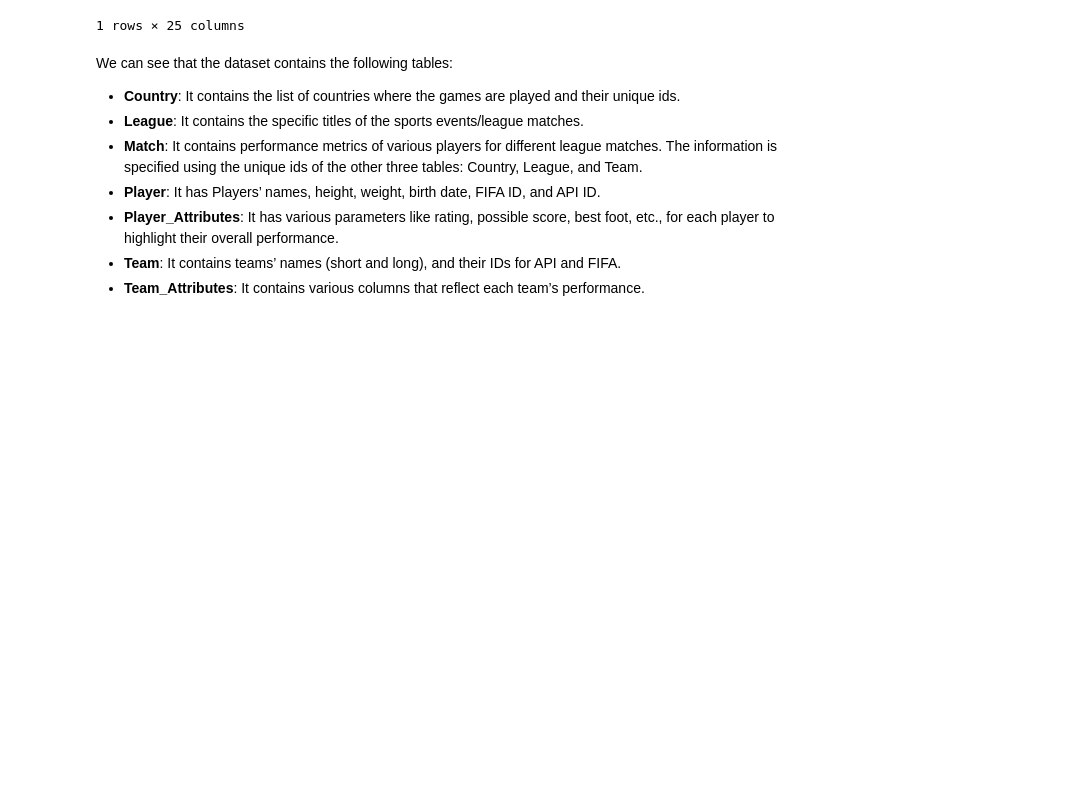
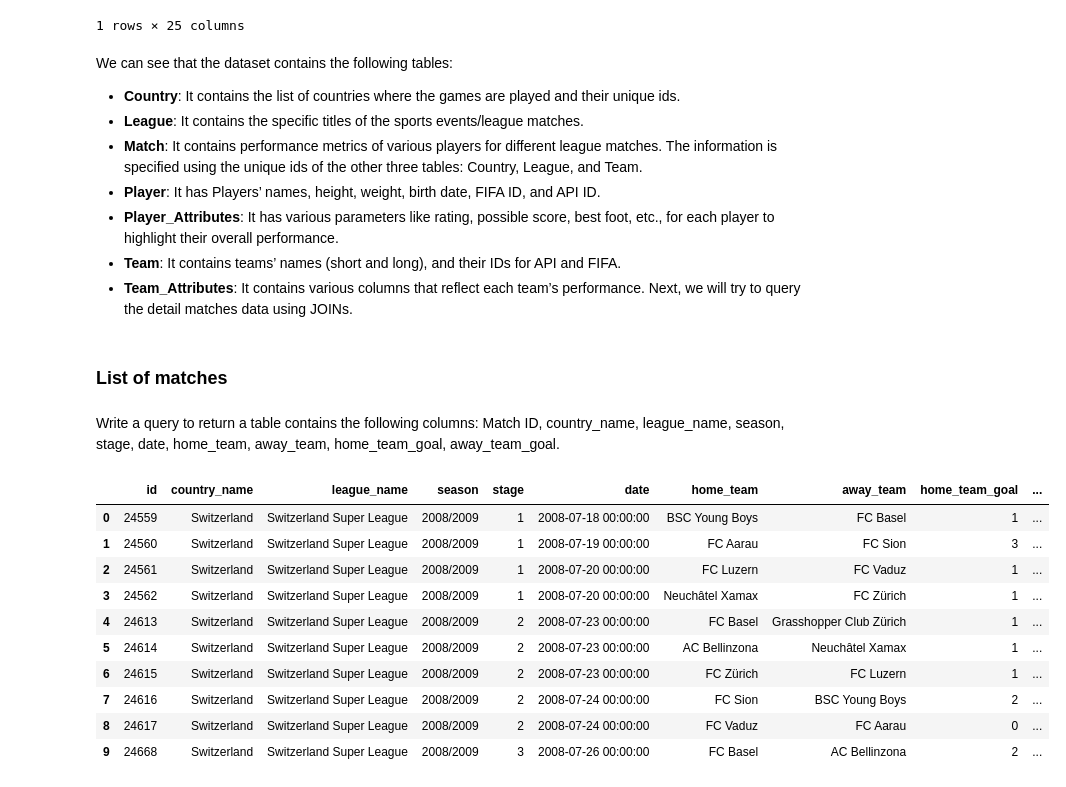
Before and after one commit to kbtran93/sql-european-soccer-analysis, a Jupyter notebook: sql_european_soccer_analysis.ipynb, the cells around one changed output. Drawn from its saved outputs; the diff is of its cells as text; code cells hidden in the pictures; blank space fills up the shorter version.

```diff
--- a/sql_european_soccer_analysis.ipynb
+++ b/sql_european_soccer_analysis.ipynb
@@ -100,3 +100,45 @@ We can see that the dataset contains the following tables:
 * **Player_Attributes**: It has various parameters like rating, possible score, best foot, etc., for each player to highlight their overall performance.
 * **Team**: It contains teams’ names (short and long), and their IDs for API and FIFA.
 * **Team_Attributes**: It contains various columns that reflect each team’s performance.
+Next, we will try to query the detail matches data using JOINs.
+# %% [markdown]
+### List of matches
+# %% [markdown]
+Write a query to return a table contains the following columns: Match ID, country_name, league_name, season, stage, date, home_team, away_team, home_team_goal, away_team_goal.
+# %%
+matches_data = pd.read_sql(
+    """
+    SELECT
+        Match.id,
+        Country.name AS country_name,
+        League.name AS league_name,
+        season,
+        stage,
+        date,
+        home.team_long_name AS home_team,
+        away.team_long_name AS away_team,
+        home_team_goal,
+        away_team_goal
+    FROM
+        Match
+    JOIN Country ON Country.id = Match.country_id
+    JOIN League ON League.id = Match.league_id
+    LEFT JOIN Team AS home ON home.team_api_id = Match.home_team_api_id
+    LEFT JOIN Team as away ON away.team_api_id = Match.away_team_api_id
+    ORDER BY date
+    LIMIT 10;
+    """, conn
+)
+matches_data
+# %% [output]
+|  | id | country_name | league_name | season | stage | date | home_team | away_team | home_team_goal | ... |
+| 0 | 24559 | Switzerland | Switzerland Super League | 2008/2009 | 1 | 2008-07-18 00:00:00 | BSC Young Boys | FC Basel | 1 | ... |
+| 1 | 24560 | Switzerland | Switzerland Super League | 2008/2009 | 1 | 2008-07-19 00:00:00 | FC Aarau | FC Sion | 3 | ... |
+| 2 | 24561 | Switzerland | Switzerland Super League | 2008/2009 | 1 | 2008-07-20 00:00:00 | FC Luzern | FC Vaduz | 1 | ... |
+| 3 | 24562 | Switzerland | Switzerland Super League | 2008/2009 | 1 | 2008-07-20 00:00:00 | Neuchâtel Xamax | FC Zürich | 1 | ... |
+| 4 | 24613 | Switzerland | Switzerland Super League | 2008/2009 | 2 | 2008-07-23 00:00:00 | FC Basel | Grasshopper Club Zürich | 1 | ... |
+| 5 | 24614 | Switzerland | Switzerland Super League | 2008/2009 | 2 | 2008-07-23 00:00:00 | AC Bellinzona | Neuchâtel Xamax | 1 | ... |
+| 6 | 24615 | Switzerland | Switzerland Super League | 2008/2009 | 2 | 2008-07-23 00:00:00 | FC Zürich | FC Luzern | 1 | ... |
+| 7 | 24616 | Switzerland | Switzerland Super League | 2008/2009 | 2 | 2008-07-24 00:00:00 | FC Sion | BSC Young Boys | 2 | ... |
+| 8 | 24617 | Switzerland | Switzerland Super League | 2008/2009 | 2 | 2008-07-24 00:00:00 | FC Vaduz | FC Aarau | 0 | ... |
+| 9 | 24668 | Switzerland | Switzerland Super League | 2008/2009 | 3 | 2008-07-26 00:00:00 | FC Basel | AC Bellinzona | 2 | ... |
```
Also changed, not shown: parts of 5 cells of this notebook.
